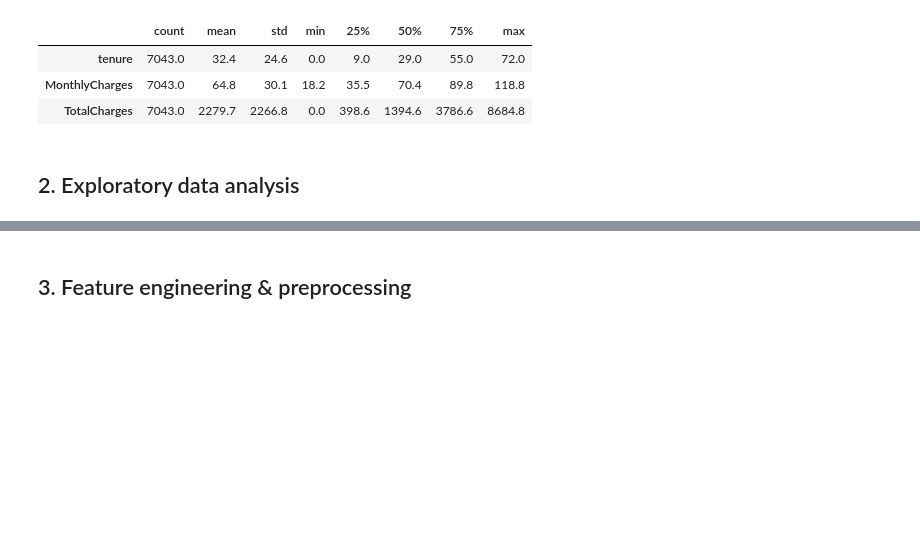
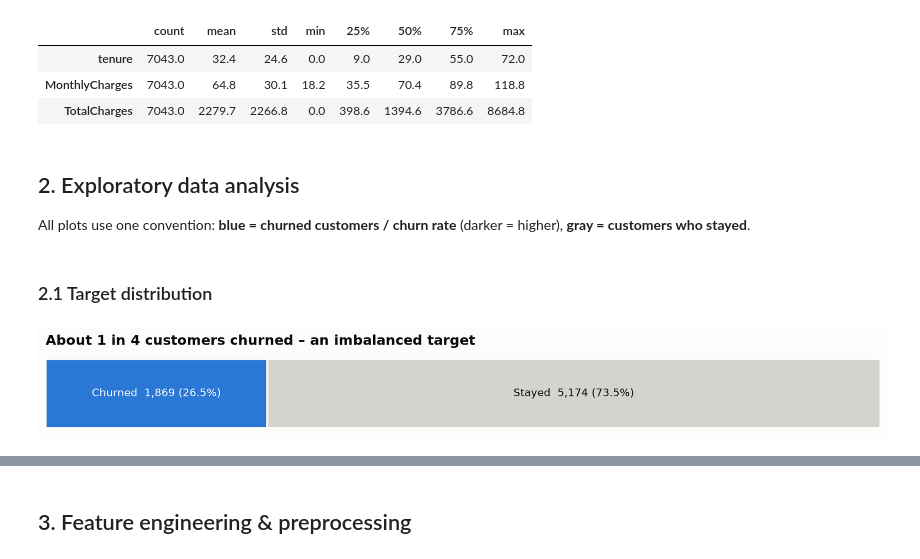
Before and after one commit to aljazfrancic/churn, a Jupyter notebook: churn_prediction.ipynb, the cells around one changed output, grey strips where cells are left out. Cells and saved outputs as stored; diff of their text form; code cells hidden in the pictures; blank space fills up the shorter version.

Commit message:
Add exploratory data analysis
Co-Authored-By: Claude Opus 5.5 <noreply@anthropic.com>

```diff
--- a/churn_prediction.ipynb
+++ b/churn_prediction.ipynb
@@ -5,12 +5,25 @@
 
 **Data:** [Telco Customer Churn](https://www.kaggle.com/datasets/blastchar/telco-customer-churn) (IBM sample data) · **Target:** `Churn` (Yes/No)
 # %%
+%config InlineBackend.figure_formats = ["retina"]
+
 import pandas as pd
 
 from churn import config
 from churn.data import clean, column_overview, load_raw, quality_checks
+from churn.eda import association_matrix, association_with_churn, format_p_value
+from churn.plots import (
+    plot_association_matrix,
+    plot_churn_by_tenure_and_contract,
+    plot_churn_heatmap,
+    plot_churn_rate_by_category,
+    plot_numeric_distributions,
+    plot_target_distribution,
+    set_theme,
+)
 
 pd.set_option("display.max_columns", 30)
+set_theme()
 # %% [markdown]
 ## 1. Data loading & cleaning
 
@@ -91,5 +104,13 @@ df[config.NUMERIC_COLUMNS].describe().T.round(1)
 | tenure | 7043.0 | 32.4 | 24.6 | 0.0 | 9.0 | 29.0 | 55.0 | 72.0 |
 | MonthlyCharges | 7043.0 | 64.8 | 30.1 | 18.2 | 35.5 | 70.4 | 89.8 | 118.8 |
 | TotalCharges | 7043.0 | 2279.7 | 2266.8 | 0.0 | 398.6 | 1394.6 | 3786.6 | 8684.8 |
-# %% [markdown]
-## 2. Exploratory data analysis
+# %% [markdown]
+## 2. Exploratory data analysis
+
+All plots use one convention: **blue = churned customers / churn rate** (darker = higher), **gray = customers who stayed**.
+# %% [markdown]
+### 2.1 Target distribution
+# %%
+plot_target_distribution(df, "About 1 in 4 customers churned – an imbalanced target");
+# %% [output]
+[figure, added]
```
Also changed, not shown: parts of 19 cells of this notebook, 4 other files.
